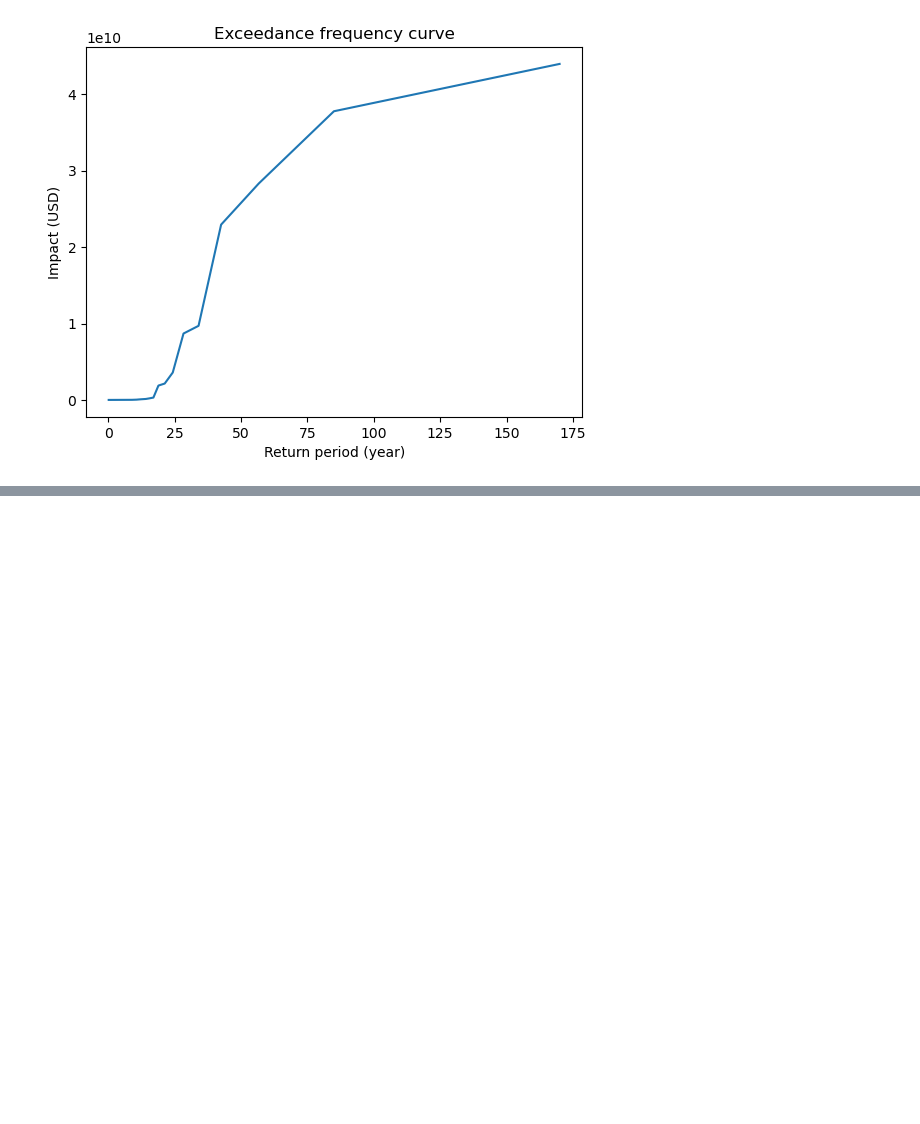
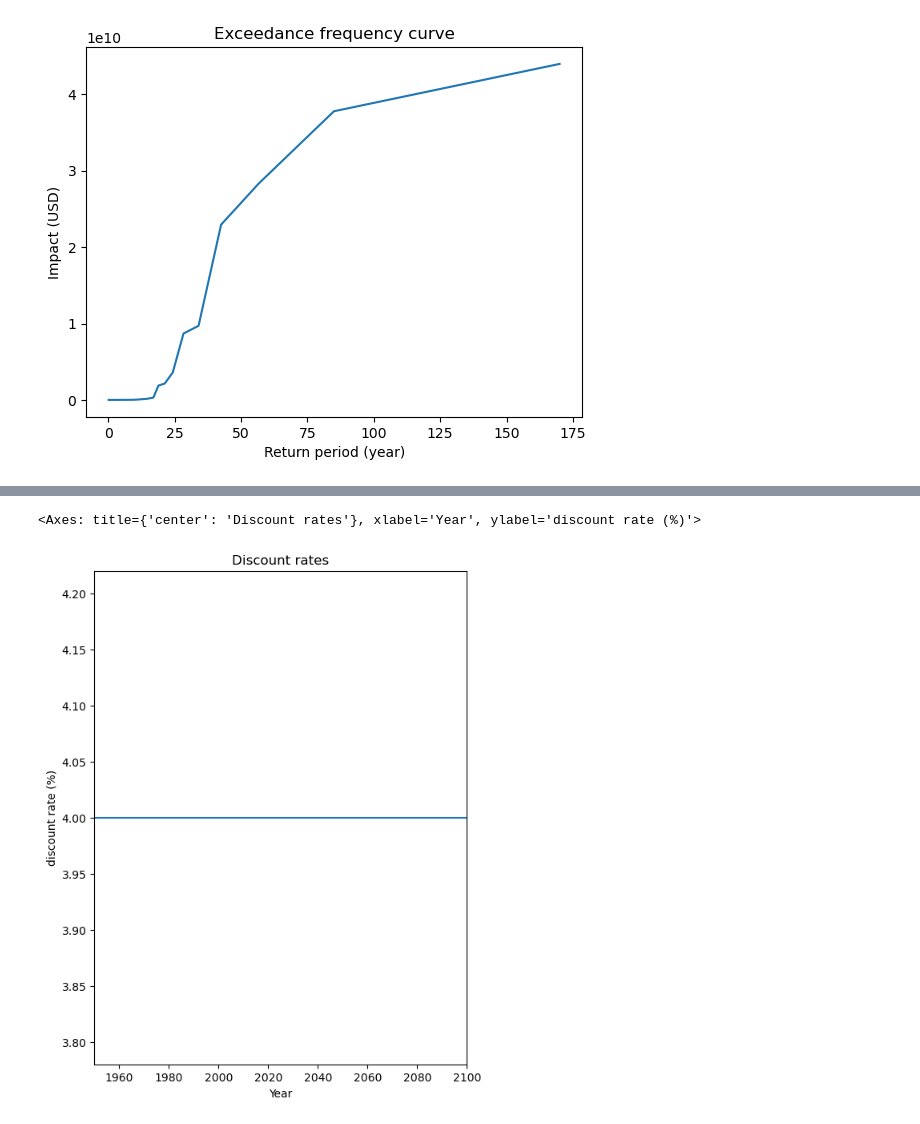
Before and after one commit to AGoussebaile/CLIMADA_Example, a Jupyter notebook: TropCyclone_PuertoRico.ipynb, the cells around one changed output, grey strips where cells are left out. Cells and saved outputs as stored; diff of their text form; code cells hidden in the pictures; blank space fills up the shorter version.

```diff
--- a/TropCyclone_PuertoRico.ipynb
+++ b/TropCyclone_PuertoRico.ipynb
@@ -190,0 +217,11 @@ freq_curve2.plot();
+# %%
+from climada.entity import DiscRates
+
+years=np.arange(1950, 2101)
+rates=np.ones(years.size) * 0.04
+disc = DiscRates(years=years, rates=rates)
+disc.check()
+disc.plot()
+# %% [output]
+<Axes: title={'center': 'Discount rates'}, xlabel='Year', ylabel='discount rate (%)'>
+[figure, added]
```
Also changed, not shown: parts of 16 cells of this notebook.
